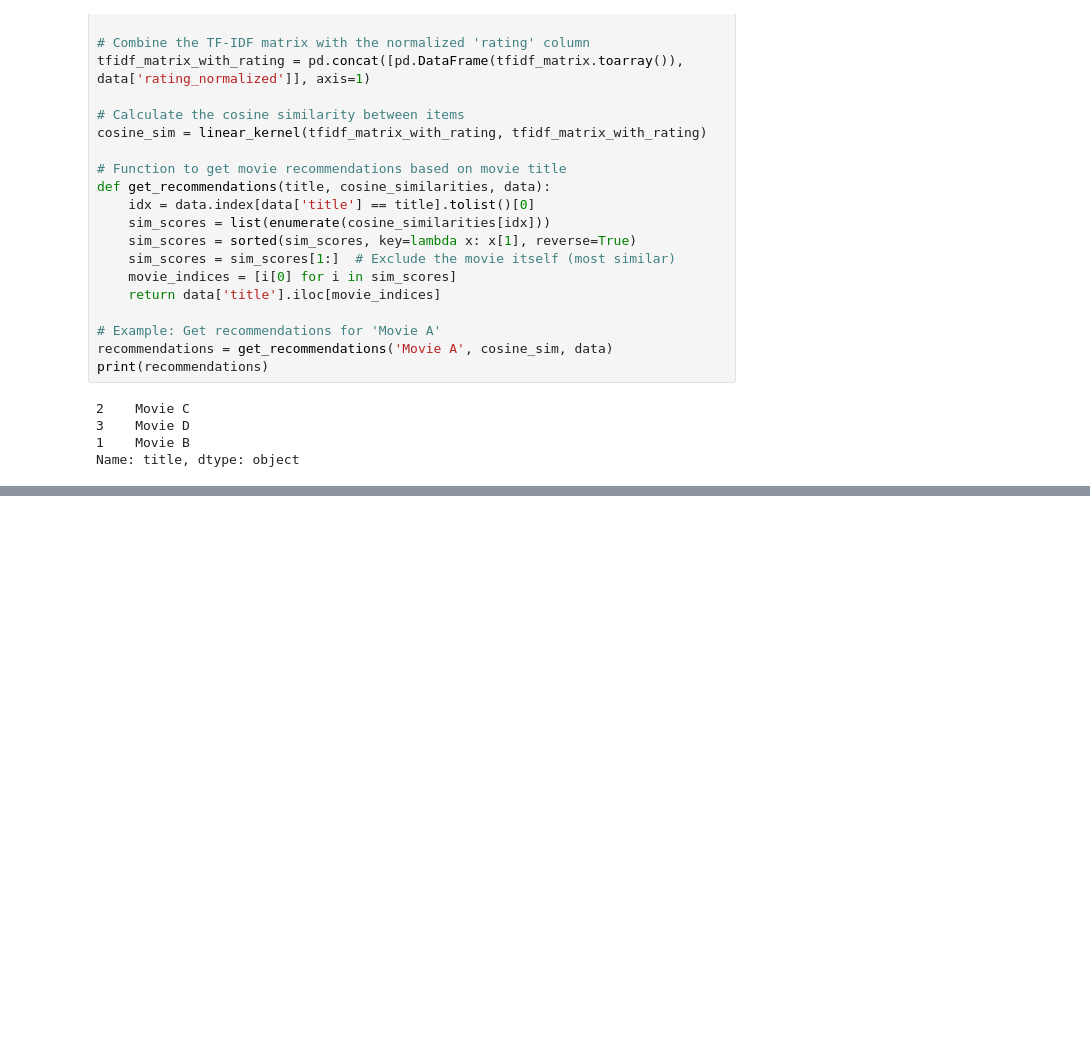
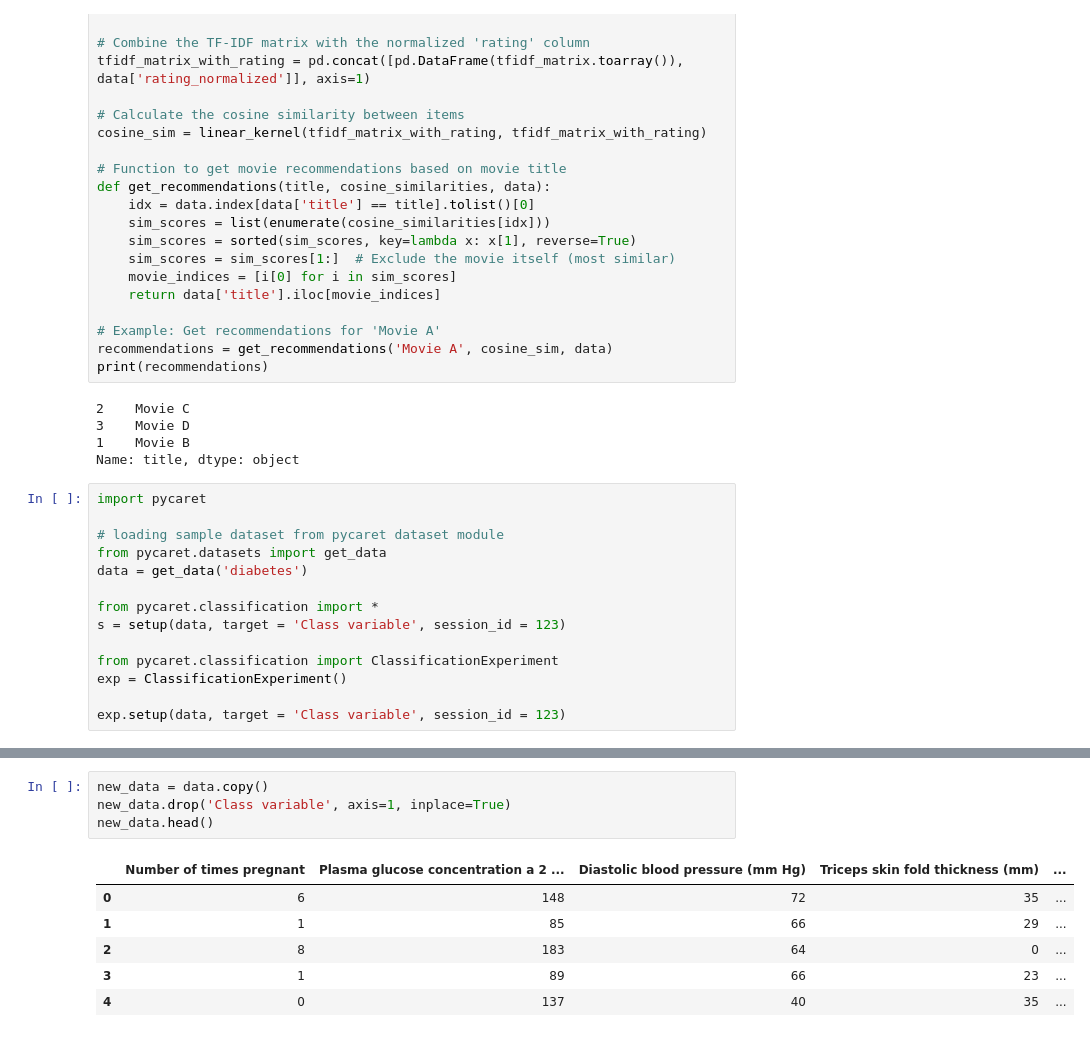
Before and after one commit to mmayorga97/coffeerec, a Jupyter notebook: playground.ipynb, the cells around one changed output, grey strips where cells are left out. Saved outputs shown, nothing was run; the diff lists cells and outputs as text; blank space fills up the shorter version.

```diff
--- a/playground.ipynb
+++ b/playground.ipynb
@@ -156,3 +159,17 @@ print(recommendations)
 3    Movie D
 1    Movie B
 Name: title, dtype: object
+# %%
+import pycaret
+
+# loading sample dataset from pycaret dataset module
+from pycaret.datasets import get_data
+data = get_data('diabetes')
+
+from pycaret.classification import *
+s = setup(data, target = 'Class variable', session_id = 123)
+
+from pycaret.classification import ClassificationExperiment
+exp = ClassificationExperiment()
+
+exp.setup(data, target = 'Class variable', session_id = 123)
@@ -158,0 +202,11 @@ Name: title, dtype: object
+# %%
+new_data = data.copy()
+new_data.drop('Class variable', axis=1, inplace=True)
+new_data.head()
+# %% [output]
+|  | Number of times pregnant | Plasma glucose concentration a 2 ... | Diastolic blood pressure (mm Hg) | Triceps skin fold thickness (mm) | ... |
+| 0 | 6 | 148 | 72 | 35 | ... |
+| 1 | 1 | 85 | 66 | 29 | ... |
+| 2 | 8 | 183 | 64 | 0 | ... |
+| 3 | 1 | 89 | 66 | 23 | ... |
+| 4 | 0 | 137 | 40 | 35 | ... |
```
Also changed, not shown: parts of 11 cells of this notebook, 9 other files.
